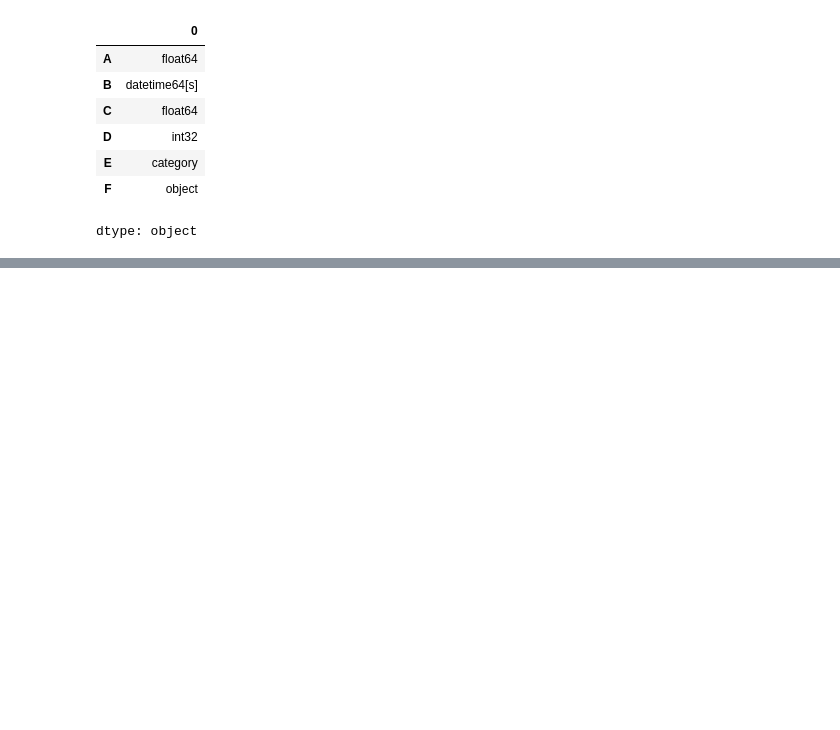
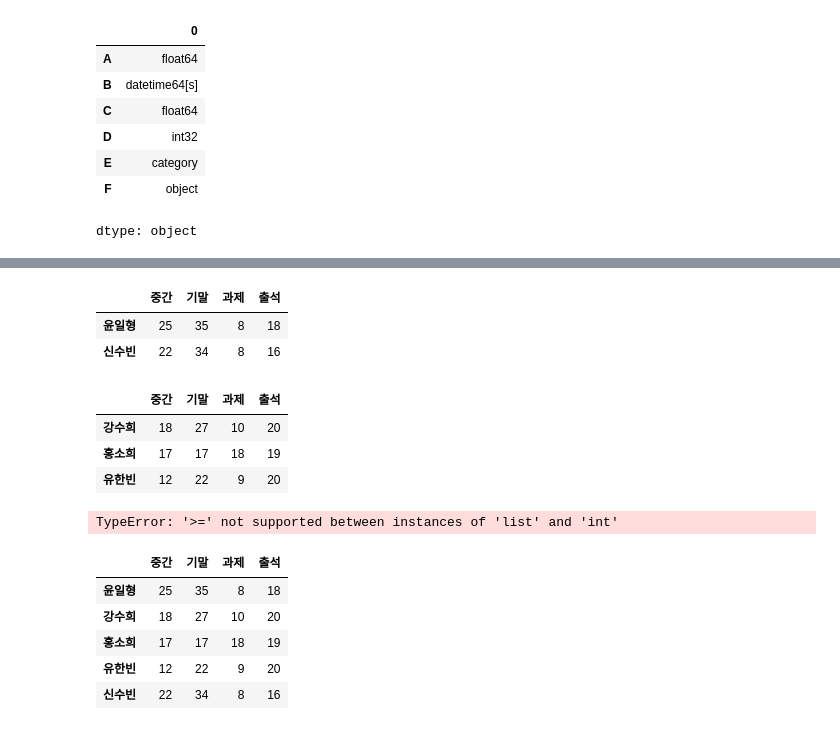
Before and after one commit to parkj00won/2025-1-myclass-BDA, a Jupyter notebook: inclass/02w_B_0312_pandas_basic.ipynb, the cells around one changed output, grey strips where cells are left out. Drawn from its saved outputs; the diff is of its cells as text; code cells hidden in the pictures; blank space fills up the shorter version.

```diff
--- a/inclass/02w_B_0312_pandas_basic.ipynb
+++ b/inclass/02w_B_0312_pandas_basic.ipynb
@@ -584,0 +633,26 @@ dtype: object
+# %%
+pf[pf['중간']>20]
+# %% [output]
+|  | 중간 | 기말 | 과제 | 출석 |
+| 윤일형 | 25 | 35 | 8 | 18 |
+| 신수빈 | 22 | 34 | 8 | 16 |
+# %%
+pf[pf['출석']>=19]
+# %% [output]
+|  | 중간 | 기말 | 과제 | 출석 |
+| 강수희 | 18 | 27 | 10 | 20 |
+| 홍소희 | 17 | 17 | 18 | 19 |
+| 유한빈 | 12 | 22 | 9 | 20 |
+# %%
+pf[pf(['출석']>=19) & (pf['기말']>=20)]
+# %% [output]
+TypeError: '>=' not supported between instances of 'list' and 'int'
+# %%
+pf
+# %% [output]
+|  | 중간 | 기말 | 과제 | 출석 |
+| 윤일형 | 25 | 35 | 8 | 18 |
+| 강수희 | 18 | 27 | 10 | 20 |
+| 홍소희 | 17 | 17 | 18 | 19 |
+| 유한빈 | 12 | 22 | 9 | 20 |
+| 신수빈 | 22 | 34 | 8 | 16 |
```
Also changed, not shown: parts of 49 cells of this notebook.
